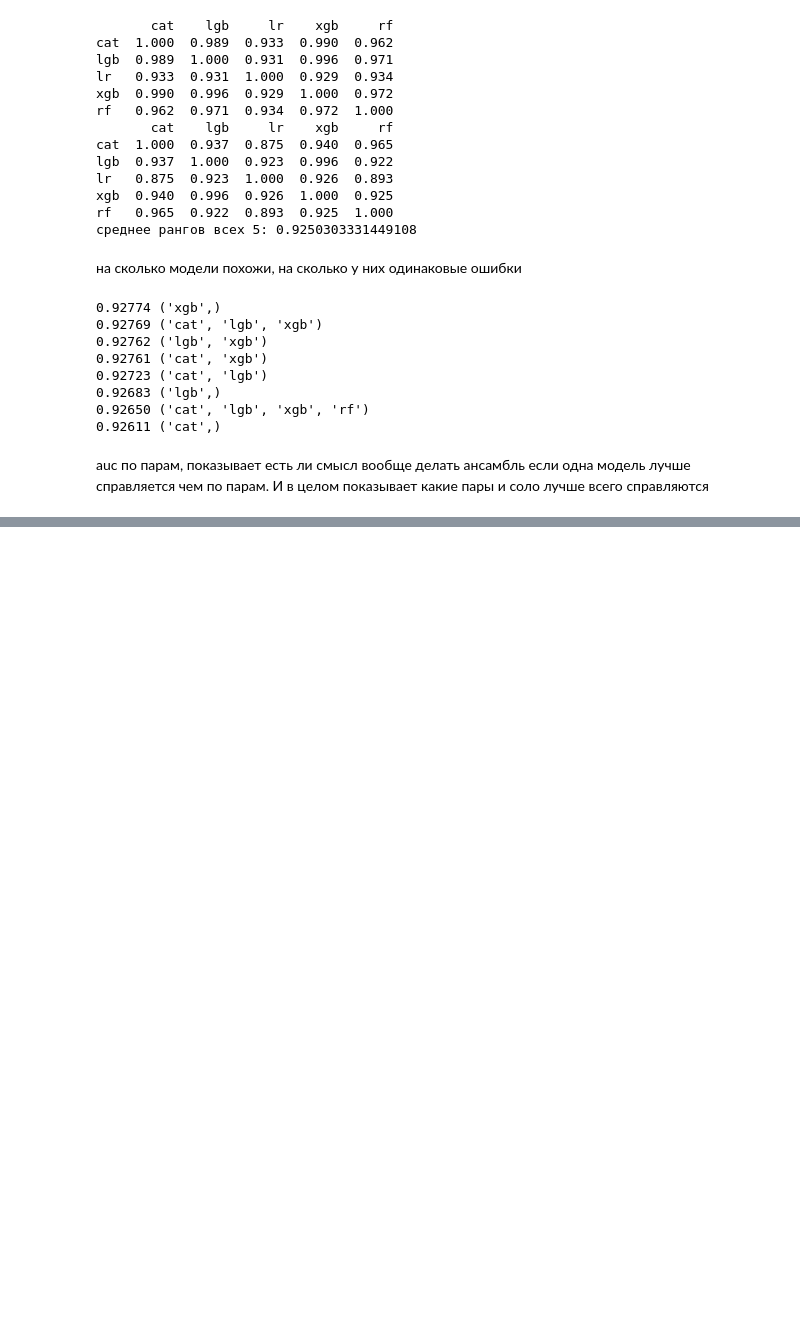
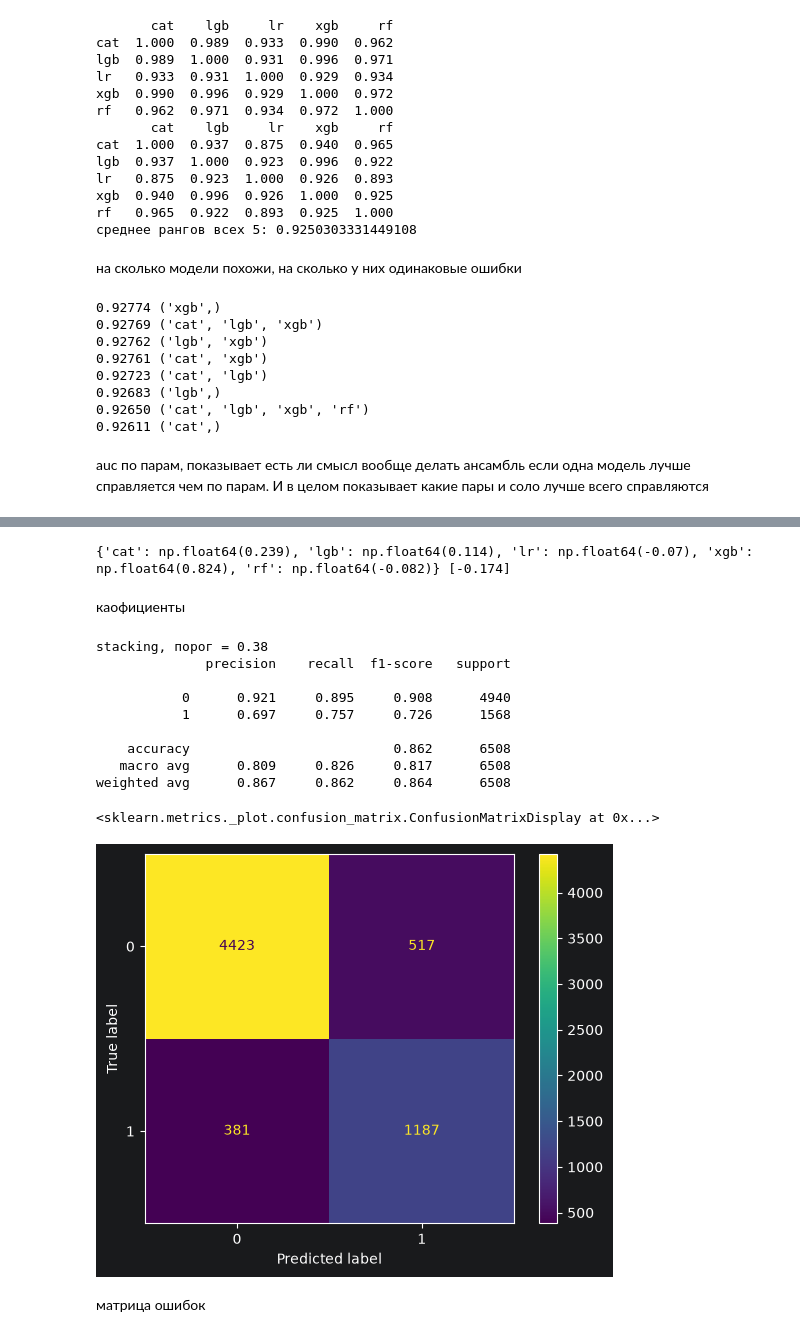
Before and after one commit to ortm01/Adult-Census-Income-DS, a Jupyter notebook: notebooks/02_ml_model.ipynb, the cells around one changed output, grey strips where cells are left out. Cells and saved outputs as stored; diff of their text form; code cells hidden in the pictures; blank space fills up the shorter version.

Commit message:
optuna выбрала ансамбль, проверили ансамбль с парами моделей, и ансамблями, матрица ошибок

```diff
--- a/notebooks/02_ml_model.ipynb
+++ b/notebooks/02_ml_model.ipynb
@@ -368,0 +481,31 @@ auc по парам, показывает есть ли смысл вообще
+# %%
+meta = LogisticRegression(C=study_blend.best_params["meta_C"], max_iter=1000)
+meta.fit(logit_df, y_tmp)
+print(dict(zip(cols, meta.coef_[0].round(3))), meta.intercept_.round(3))
+# %% [output]
+{'cat': np.float64(0.239), 'lgb': np.float64(0.114), 'lr': np.float64(-0.07), 'xgb': np.float64(0.824), 'rf': np.float64(-0.082)} [-0.174]
+# %% [markdown]
+каофициенты
+# %%
+cho = "stacking"
+from sklearn.metrics import classification_report, ConfusionMatrixDisplay
+p_oof, p_test = candidates[cho]
+th = best_f1_threshold(y_tmp, p_oof)
+pred = (p_test >= th).astype(int)
+print(f"{cho}, порог = {th:.2f}")
+print(classification_report(y_test, pred, digits=3))
+ConfusionMatrixDisplay.from_predictions(y_test, pred)
+# %% [output]
+stacking, порог = 0.38
+              precision    recall  f1-score   support
+
+           0      0.921     0.895     0.908      4940
+           1      0.697     0.757     0.726      1568
+
+    accuracy                          0.862      6508
+   macro avg      0.809     0.826     0.817      6508
+weighted avg      0.867     0.862     0.864      6508
+<sklearn.metrics._plot.confusion_matrix.ConfusionMatrixDisplay at 0x...>
+[figure, added]
+# %% [markdown]
+матрица ошибок
```
Also changed, not shown: parts of 3 cells of this notebook.
